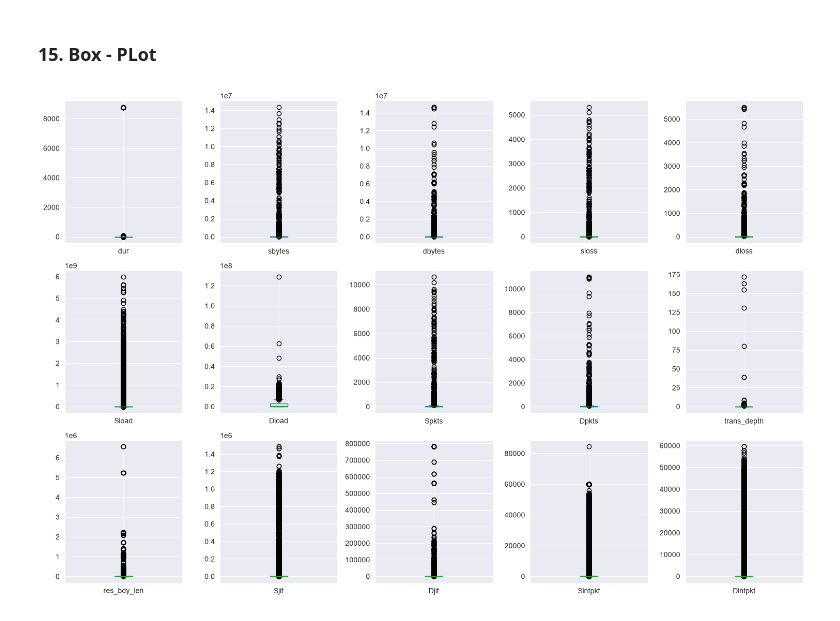
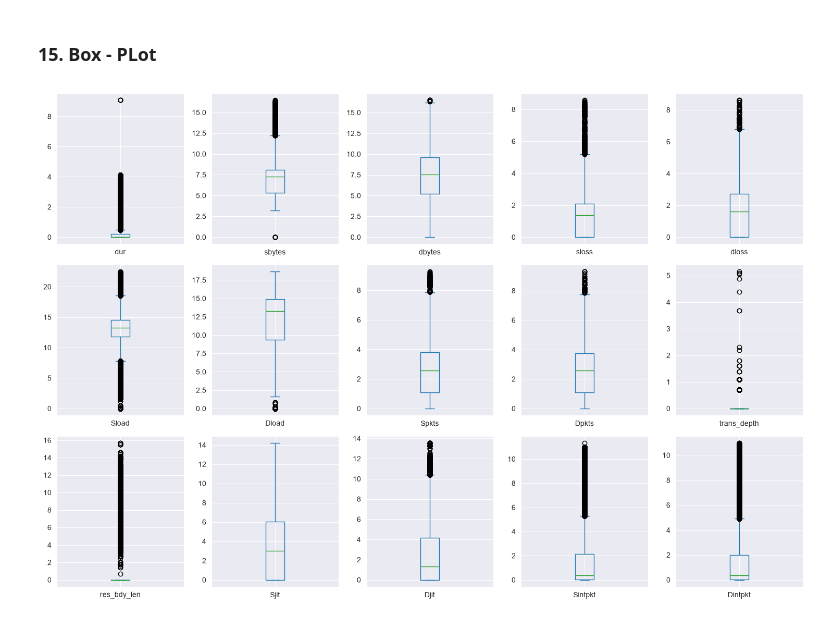
Before and after one commit to ShuvamLabs/network-anomaly-detector, a Jupyter notebook: Detector/notebooks/01-data-observation.ipynb, the cells around one changed output. Drawn from its saved outputs; the diff is of its cells as text; code cells hidden in the pictures.

```diff
--- a/Detector/notebooks/01-data-observation.ipynb
+++ b/Detector/notebooks/01-data-observation.ipynb
@@ -261,8 +261,10 @@ plt.show()
 # %%
 cols = ['dur','sbytes','dbytes','sloss','dloss','Sload','Dload','Spkts','Dpkts','trans_depth','res_bdy_len','Sjit','Djit','Sintpkt','Dintpkt']
 
-df[cols].plot(kind='box',subplots=True,layout=(3,5),figsize=(15,10))
+df_log = np.log1p(df[cols])
+df_log = pd.DataFrame(df_log, columns = cols)
+df_log.plot(kind='box',subplots=True,layout=(3,5),figsize=(15,10))
 plt.tight_layout()
 plt.show()
 # %% [output]
-[figure, old version]
+[figure, new version]
```
